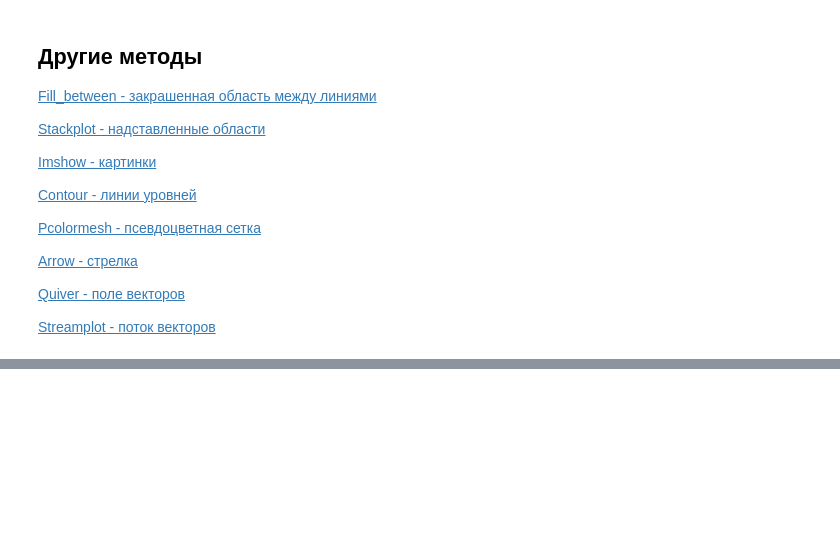
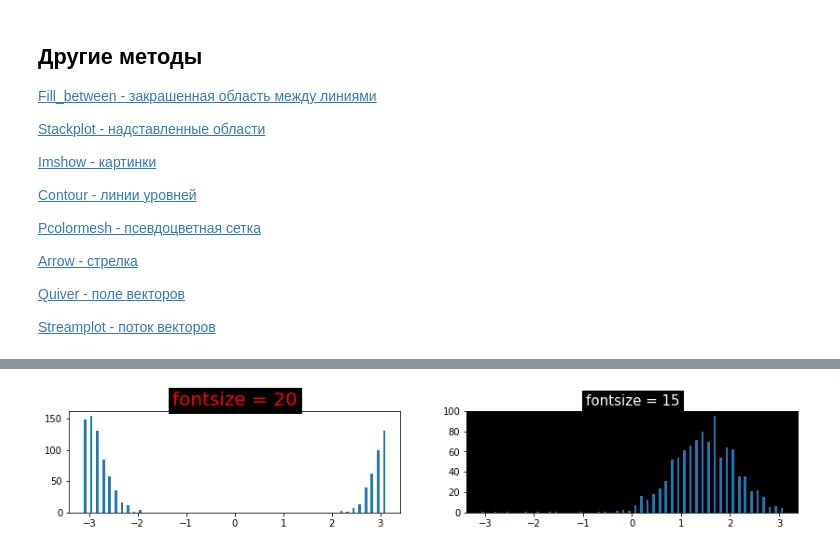
Before and after one commit to KonstantinKlepikov/cs224w-homwork, a Jupyter notebook: matplotlibe-learning.ipynb, the cells around one changed output, grey strips where cells are left out. Saved outputs shown, nothing was run; the diff lists cells and outputs as text; code cells hidden in the pictures; blank space fills up the shorter version.

```diff
--- a/matplotlibe-learning.ipynb
+++ b/matplotlibe-learning.ipynb
@@ -1318,0 +1363,28 @@ plt.show()
+# %%
+fig, axes = plt.subplots(1, 2)
+
+for ax in axes:
+    mu = 10*np.random.random()
+    kappa = 10*np.random.random()
+    data = np.random.vonmises(mu, kappa, size=1000)
+    ax.hist(data, bins = 50, rwidth = 0.4)
+
+#  Размер шрифта его цвет и цвет фона:
+axes[0].set_title('fontsize = 20',
+                  fontsize = 20,
+                  color = 'red',
+                  backgroundcolor = 'black')
+
+axes[1].set_facecolor('black')
+axes[1].set_title('fontsize = 15',
+                  fontsize = 15,
+                  color = 'white',
+                  backgroundcolor = 'black')
+
+
+fig.set_figheight(2)
+fig.set_figwidth(14)
+
+plt.show()
+# %% [output]
+[figure, added]
```
Also changed, not shown: parts of 51 cells of this notebook.
